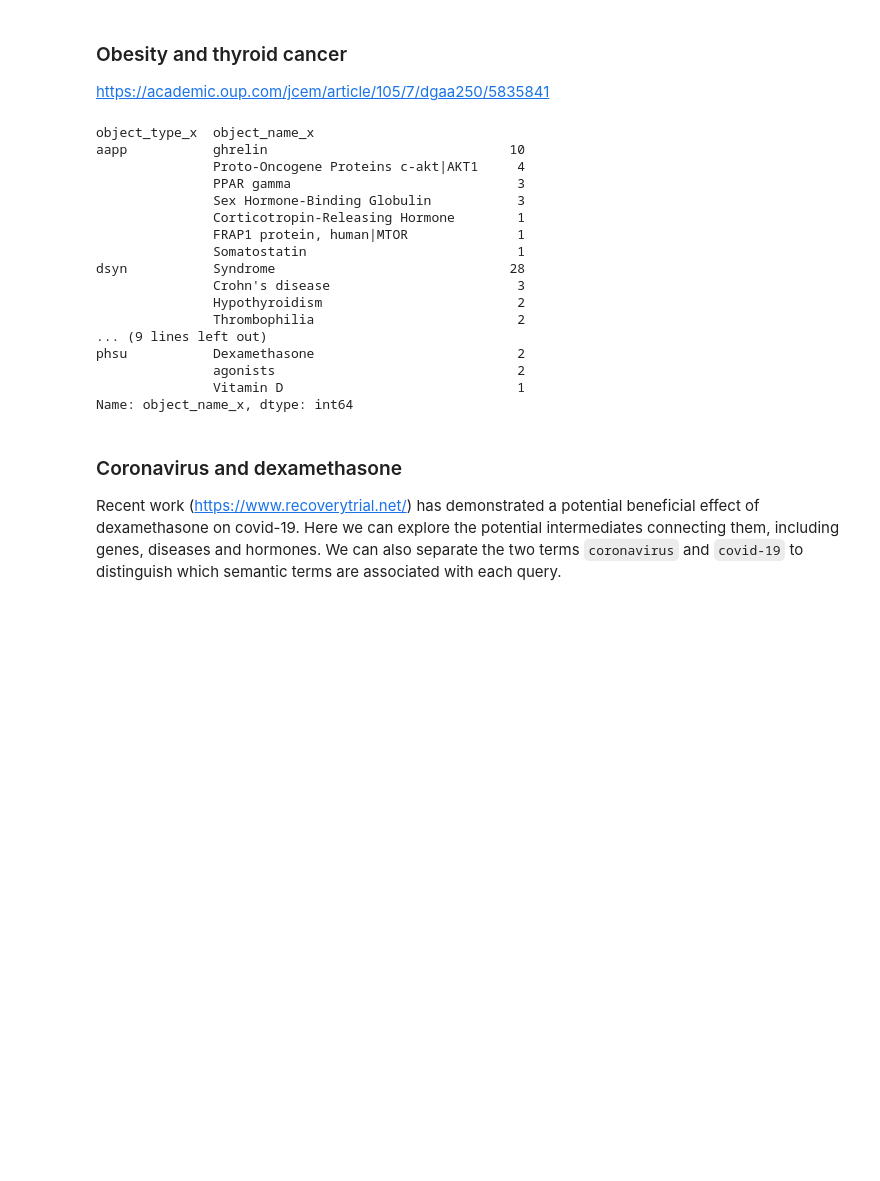
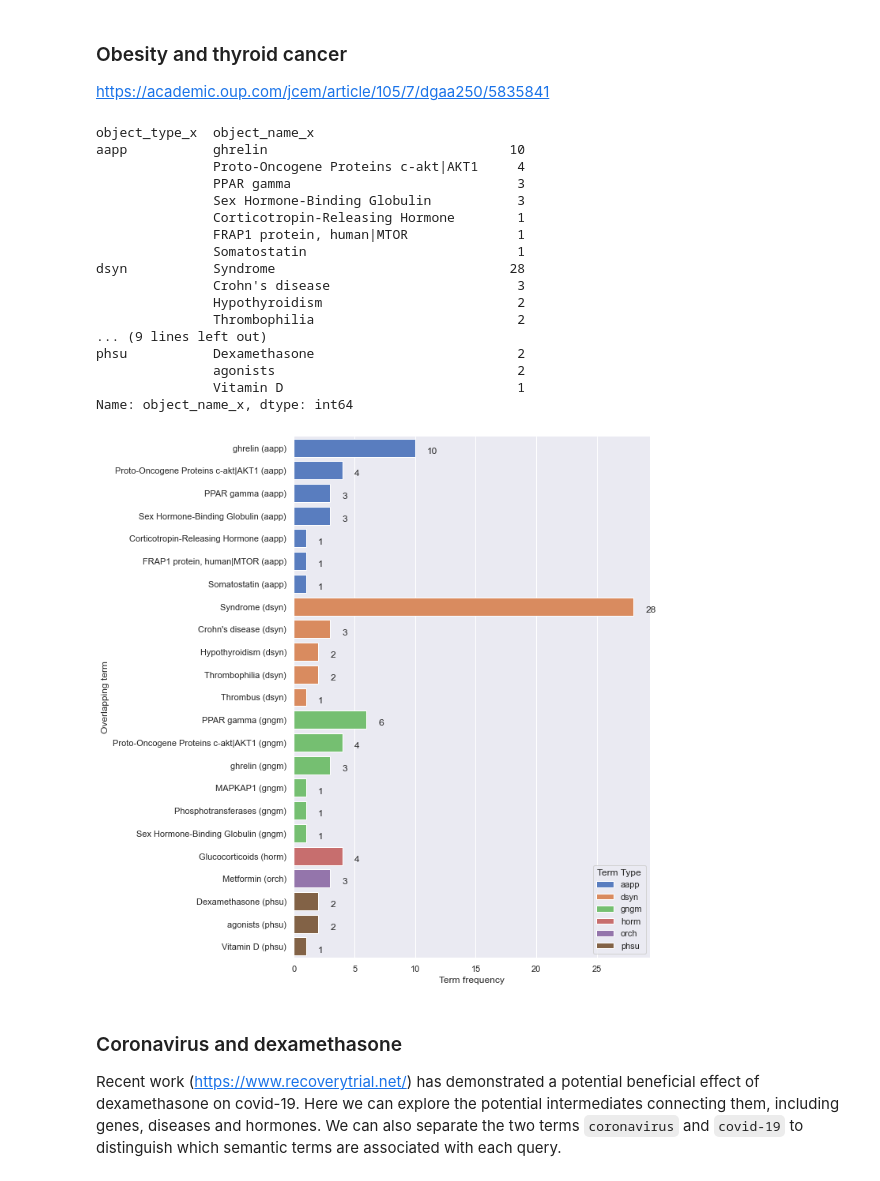
Before and after one commit to MRCIEU/MELODI-Presto, a Jupyter notebook: notebooks/use-cases.ipynb, the cells around one changed output. Cells and saved outputs as stored; diff of their text form; code cells hidden in the pictures; blank space fills up the shorter version.

```diff
--- a/notebooks/use-cases.ipynb
+++ b/notebooks/use-cases.ipynb
@@ -82,28 +86,30 @@ https://academic.oup.com/jcem/article/105/7/dgaa250/5835841
 # %%
 q1=['obesity']
 q2=['thyroid cancer']
 
 overlap_df = overlap(q1,q2)
 overlap_counts = overlap_df.groupby(['object_type_x'])['object_name_x'].value_counts()
-overlap_counts
+print(overlap_counts)
+plt=plot_overlap_counts(overlap_counts)
 # %% [output]
 object_type_x  object_name_x
 aapp           ghrelin                               10
                Proto-Oncogene Proteins c-akt|AKT1     4
                PPAR gamma                             3
                Sex Hormone-Binding Globulin           3
                Corticotropin-Releasing Hormone        1
                FRAP1 protein, human|MTOR              1
                Somatostatin                           1
 dsyn           Syndrome                              28
                Crohn's disease                        3
                Hypothyroidism                         2
                Thrombophilia                          2
 ... (9 lines left out)
 phsu           Dexamethasone                          2
                agonists                               2
                Vitamin D                              1
 Name: object_name_x, dtype: int64
+[figure, added]
 # %% [markdown]
 ### Coronavirus and dexamethasone
 
```
Also changed, not shown: parts of 4 cells of this notebook, 1 other file.
